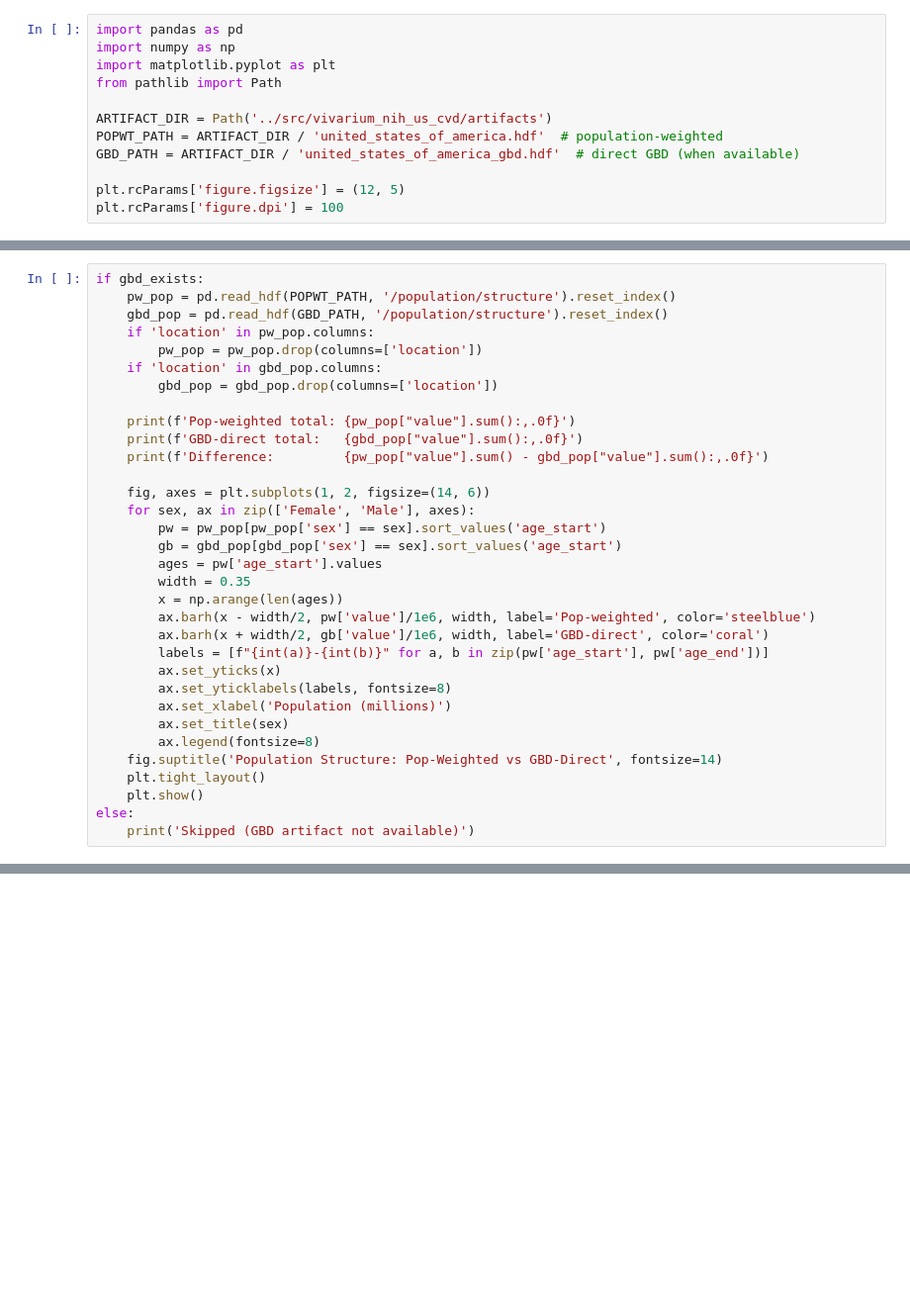
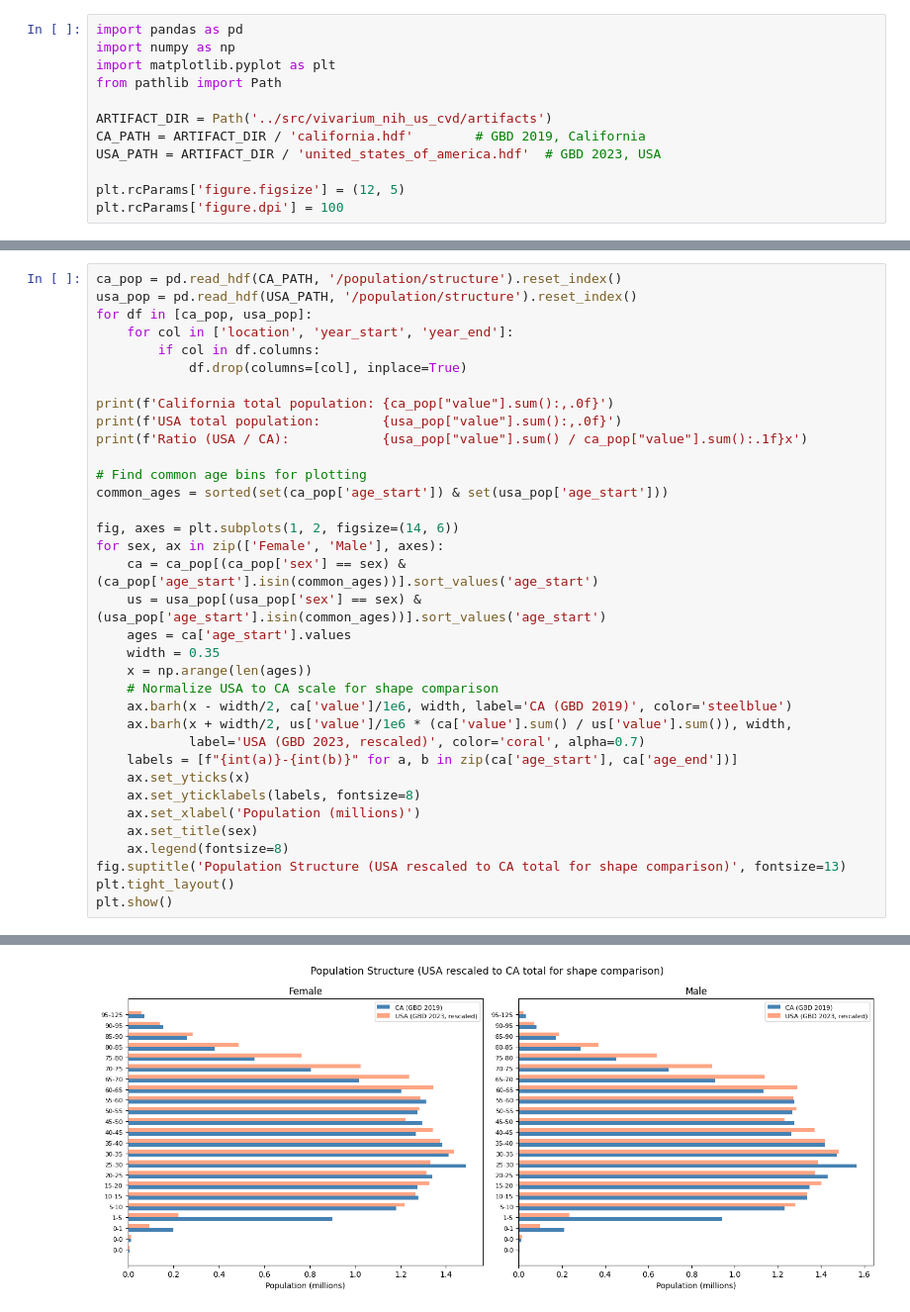
Before and after one commit to ihmeuw/vivarium_nih_us_cvd, a Jupyter notebook: notebooks/02_build_gbd_usa_artifact_and_compare.ipynb, the cells around one changed output, grey strips where cells are left out. Shown at 99% size. Saved outputs shown, nothing was run; the diff lists cells and outputs as text; blank space fills up the shorter version.

```diff
--- a/notebooks/02_build_gbd_usa_artifact_and_compare.ipynb
+++ b/notebooks/02_build_gbd_usa_artifact_and_compare.ipynb
@@ -18,8 +19,8 @@ import matplotlib.pyplot as plt
 from pathlib import Path
 
 ARTIFACT_DIR = Path('../src/vivarium_nih_us_cvd/artifacts')
-POPWT_PATH = ARTIFACT_DIR / 'united_states_of_america.hdf'  # population-weighted
-GBD_PATH = ARTIFACT_DIR / 'united_states_of_america_gbd.hdf'  # direct GBD (when available)
+CA_PATH = ARTIFACT_DIR / 'california.hdf'        # GBD 2019, California
+USA_PATH = ARTIFACT_DIR / 'united_states_of_america.hdf'  # GBD 2023, USA
 
 plt.rcParams['figure.figsize'] = (12, 5)
 plt.rcParams['figure.dpi'] = 100
@@ -189,33 +76,36 @@ else:
 # %%
-if gbd_exists:
-    pw_pop = pd.read_hdf(POPWT_PATH, '/population/structure').reset_index()
-    gbd_pop = pd.read_hdf(GBD_PATH, '/population/structure').reset_index()
-    if 'location' in pw_pop.columns:
-        pw_pop = pw_pop.drop(columns=['location'])
-    if 'location' in gbd_pop.columns:
-        gbd_pop = gbd_pop.drop(columns=['location'])
+ca_pop = pd.read_hdf(CA_PATH, '/population/structure').reset_index()
+usa_pop = pd.read_hdf(USA_PATH, '/population/structure').reset_index()
+for df in [ca_pop, usa_pop]:
+    for col in ['location', 'year_start', 'year_end']:
+        if col in df.columns:
+            df.drop(columns=[col], inplace=True)
 
-    print(f'Pop-weighted total: {pw_pop["value"].sum():,.0f}')
-    print(f'GBD-direct total:   {gbd_pop["value"].sum():,.0f}')
-    print(f'Difference:         {pw_pop["value"].sum() - gbd_pop["value"].sum():,.0f}')
+print(f'California total population: {ca_pop["value"].sum():,.0f}')
+print(f'USA total population:        {usa_pop["value"].sum():,.0f}')
+print(f'Ratio (USA / CA):            {usa_pop["value"].sum() / ca_pop["value"].sum():.1f}x')
 
-    fig, axes = plt.subplots(1, 2, figsize=(14, 6))
-    for sex, ax in zip(['Female', 'Male'], axes):
-        pw = pw_pop[pw_pop['sex'] == sex].sort_values('age_start')
-        gb = gbd_pop[gbd_pop['sex'] == sex].sort_values('age_start')
-        ages = pw['age_start'].values
-        width = 0.35
-        x = np.arange(len(ages))
-        ax.barh(x - width/2, pw['value']/1e6, width, label='Pop-weighted', color='steelblue')
-        ax.barh(x + width/2, gb['value']/1e6, width, label='GBD-direct', color='coral')
-        labels = [f"{int(a)}-{int(b)}" for a, b in zip(pw['age_start'], pw['age_end'])]
-        ax.set_yticks(x)
-        ax.set_yticklabels(labels, fontsize=8)
-        ax.set_xlabel('Population (millions)')
-        ax.set_title(sex)
-        ax.legend(fontsize=8)
-    fig.suptitle('Population Structure: Pop-Weighted vs GBD-Direct', fontsize=14)
-    plt.tight_layout()
-    plt.show()
-else:
-    print('Skipped (GBD artifact not available)')
+# Find common age bins for plotting
+common_ages = sorted(set(ca_pop['age_start']) & set(usa_pop['age_start']))
+
+fig, axes = plt.subplots(1, 2, figsize=(14, 6))
+for sex, ax in zip(['Female', 'Male'], axes):
+    ca = ca_pop[(ca_pop['sex'] == sex) & (ca_pop['age_start'].isin(common_ages))].sort_values('age_start')
+    us = usa_pop[(usa_pop['sex'] == sex) & (usa_pop['age_start'].isin(common_ages))].sort_values('age_start')
+    ages = ca['age_start'].values
+    width = 0.35
+    x = np.arange(len(ages))
+    # Normalize USA to CA scale for shape comparison
+    ax.barh(x - width/2, ca['value']/1e6, width, label='CA (GBD 2019)', color='steelblue')
+    ax.barh(x + width/2, us['value']/1e6 * (ca['value'].sum() / us['value'].sum()), width,
+            label='USA (GBD 2023, rescaled)', color='coral', alpha=0.7)
+    labels = [f"{int(a)}-{int(b)}" for a, b in zip(ca['age_start'], ca['age_end'])]
+    ax.set_yticks(x)
+    ax.set_yticklabels(labels, fontsize=8)
+    ax.set_xlabel('Population (millions)')
+    ax.set_title(sex)
+    ax.legend(fontsize=8)
+fig.suptitle('Population Structure (USA rescaled to CA total for shape comparison)', fontsize=13)
+plt.tight_layout()
+plt.show()
+# %% [output]
@@ -222 +115,2 @@ else:
+[figure, added]
 # %% [markdown]
```
Also changed, not shown: parts of 29 cells of this notebook, 28 other files.
